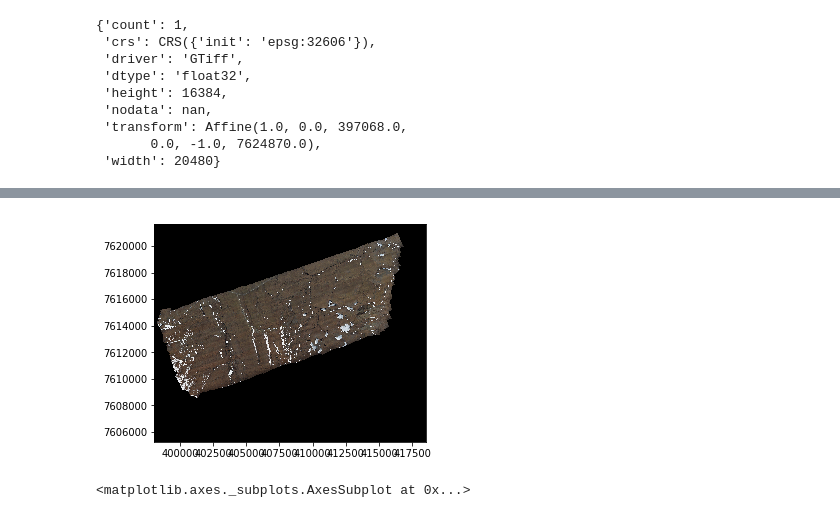
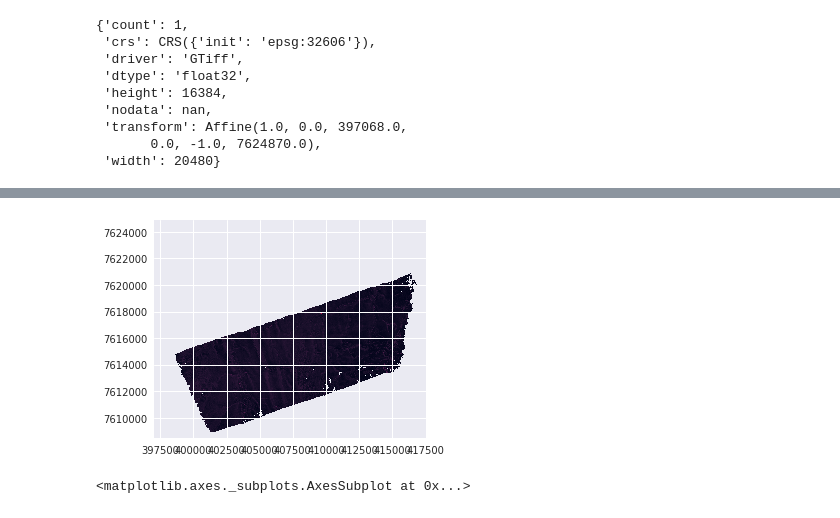
Before and after one commit to charparr/jupyter-notebooks, a Jupyter notebook: CLPX 2017 Depth Map Creation.ipynb, the cells around one changed output, grey strips where cells are left out. Saved outputs shown, nothing was run; the diff lists cells and outputs as text; code cells hidden in the pictures.

```diff
--- a/CLPX 2017 Depth Map Creation.ipynb
+++ b/CLPX 2017 Depth Map Creation.ipynb
@@ -1,10 +3,15 @@
 # %%
+# Import Libraries, Set Plotting Options
+
 import rasterio
 import numpy as np
 import matplotlib.pyplot as plt
 import fiona
+import seaborn as sns
 from rasterio.warp import reproject, Resampling
-from rasterio.plot import show
+from rasterio.plot import show, show_hist
 from rasterio.mask import mask
+from scipy.stats import *
 %matplotlib inline
+sns.set(color_codes=True)
 # %% [markdown]
@@ -50,5 +243,7 @@ The ortho has the same dimensions (16384 x 20480)
+# %%
+dsrc = rasterio.open("/home/cparr/surfaces/depth_ddems/clpx/clpx_2017_dDEM_036m_offset.tif")
 # %%
-show(dem_ortho_src)
+show(dsrc)
 # %% [output]
-[figure, old version]
+[figure, new version]
 <matplotlib.axes._subplots.AxesSubplot at 0x...>
```
Also changed, not shown: parts of 36 cells of this notebook, 23 other files.
